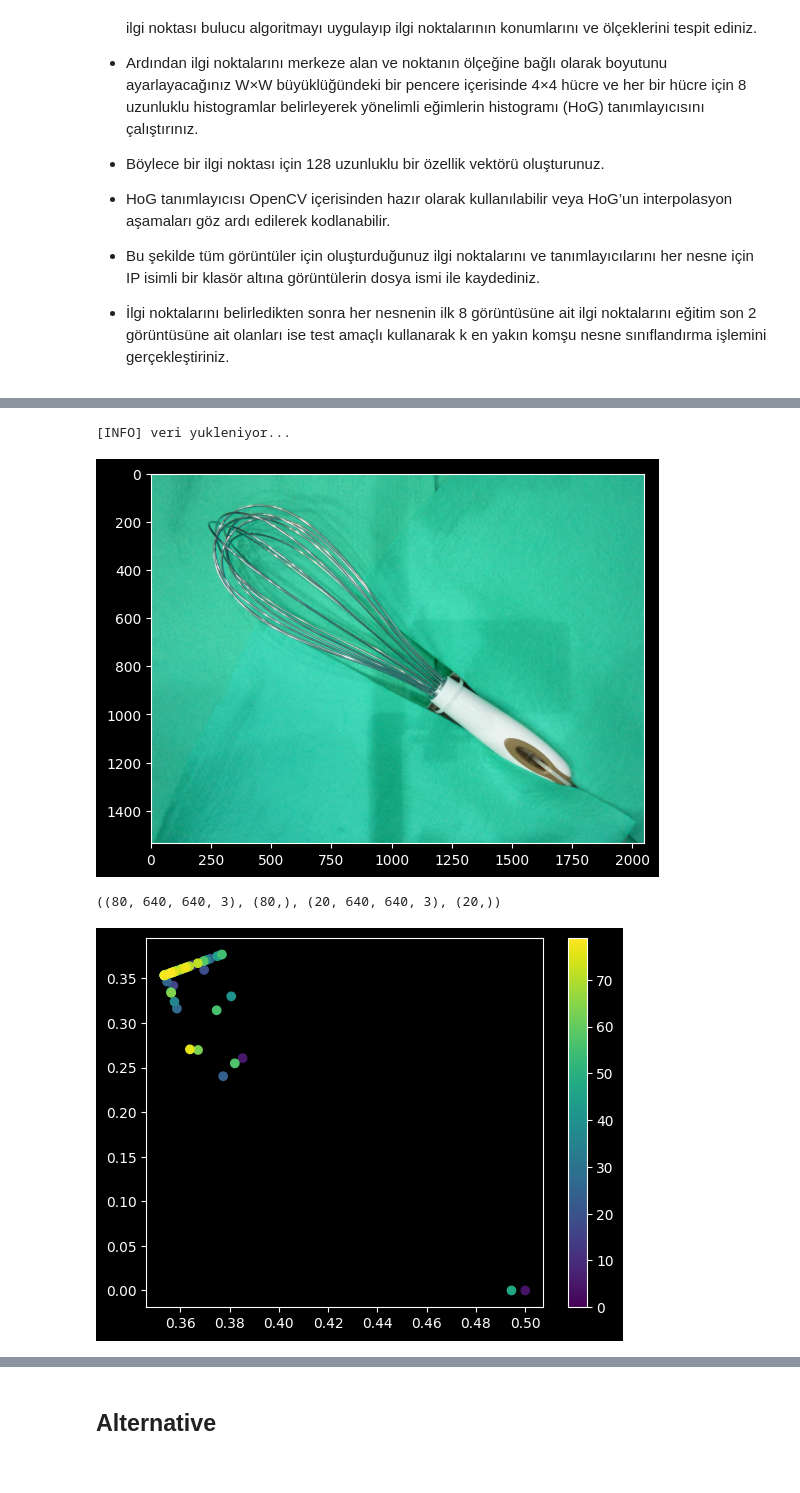
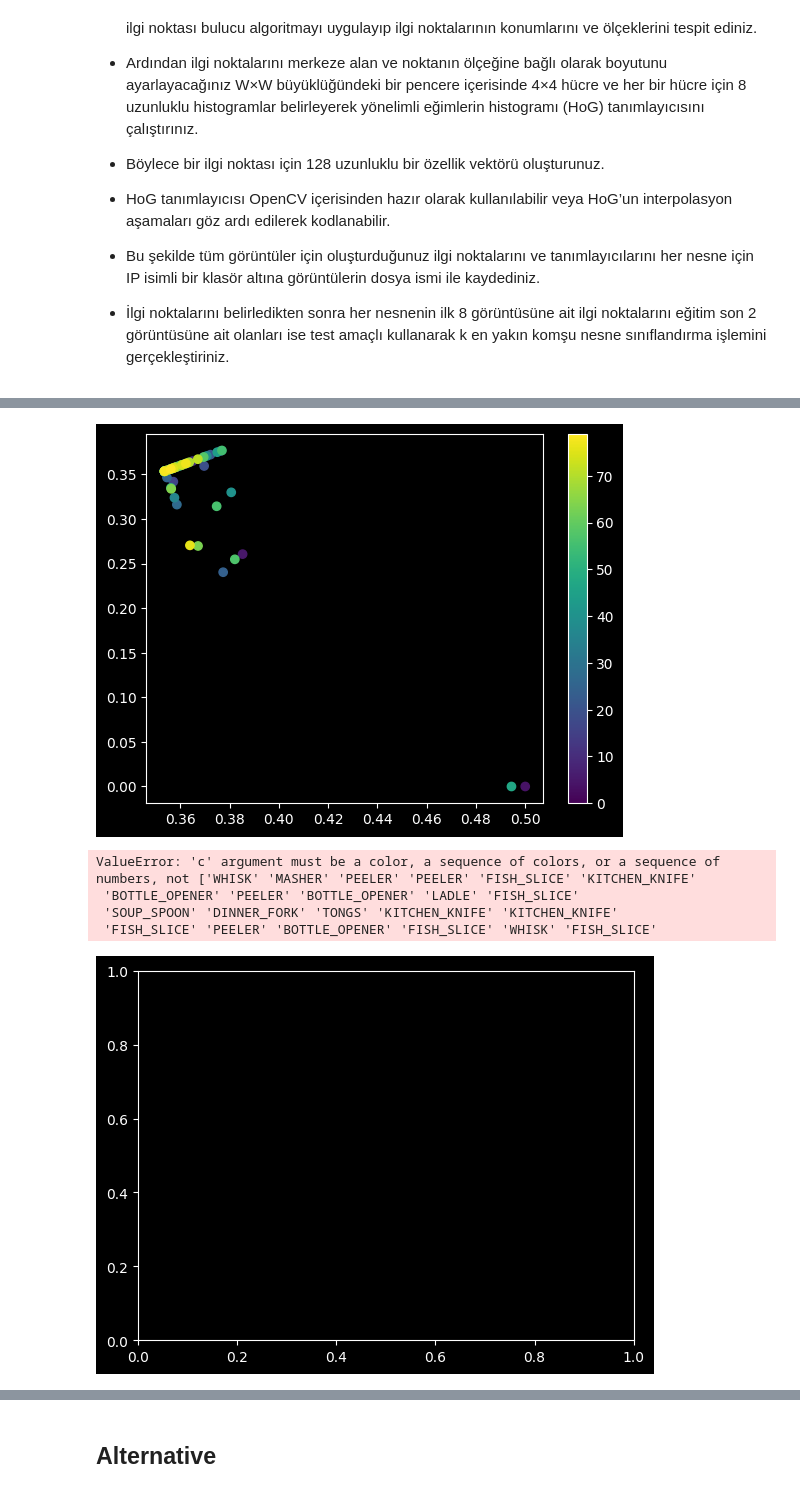
Before and after one commit to melihozaydin/MSc_Projects, a Jupyter notebook: BM5113 - Bilgisayarla Görme/hw2/ödev2.3.ipynb, the cells around one changed output, grey strips where cells are left out. Cells and saved outputs as stored; diff of their text form; code cells hidden in the pictures.

```diff
--- a/BM5113 - Bilgisayarla Görme/hw2/ödev2.3.ipynb
+++ b/BM5113 - Bilgisayarla Görme/hw2/ödev2.3.ipynb
@@ -27,30 +36,41 @@ from utils import img_read, show_img, show_hist
-# %%
-# Veriyi yükle ve eğitim ve test olarak ayır.
-trainX, testX, trainY, testY = load_data()
-
-trainX.shape, trainY.shape, testX.shape, testY.shape
-# %% [output]
-[INFO] veri yukleniyor...
-[figure, removed]
-((80, 640, 640, 3), (80,), (20, 640, 640, 3), (20,))
 # %%
 from skimage.feature import hog
 
 # apply ROI detection
+
 
 descriptors = []
 for img in trainX:
     fd, hog_image = hog(image=img, orientations=8, pixels_per_cell=(16, 16),
                     cells_per_block=(1, 1), visualize=True, channel_axis=-1)
     descriptors.append(fd)
 
 # plot descriptors
 descriptors = np.array(descriptors)
 
 # visulize descriptors in scatter plot and color code by class
 plt.scatter(descriptors[:,0], descriptors[:,1], c=range(len(trainY)))
 # add a color bar
 plt.colorbar()
 plt.show()
+
+# apply k-means clustering
+from sklearn.cluster import KMeans
+
+kmeans = KMeans(n_clusters=len(set(trainY)), random_state=0).fit(descriptors)
+
+# plot the cluster centers
+
+plt.scatter(kmeans.cluster_centers_[:,0], kmeans.cluster_centers_[:,1], c=trainY)
+
+#calculate metrics
+print("confusion_matrix: \n",confusion_matrix(y_test, y_pred))
+print("classificaton_report: \n", classification_report(y_test, y_pred))
+plt.show()
 # %% [output]
 [figure]
+ValueError: 'c' argument must be a color, a sequence of colors, or a sequence of numbers, not ['WHISK' 'MASHER' 'PEELER' 'PEELER' 'FISH_SLICE' 'KITCHEN_KNIFE'
+ 'BOTTLE_OPENER' 'PEELER' 'BOTTLE_OPENER' 'LADLE' 'FISH_SLICE'
+ 'SOUP_SPOON' 'DINNER_FORK' 'TONGS' 'KITCHEN_KNIFE' 'KITCHEN_KNIFE'
+ 'FISH_SLICE' 'PEELER' 'BOTTLE_OPENER' 'FISH_SLICE' 'WHISK' 'FISH_SLICE'
+[figure, added]
```
Also changed, not shown: parts of 4 cells of this notebook, 3 other files.
